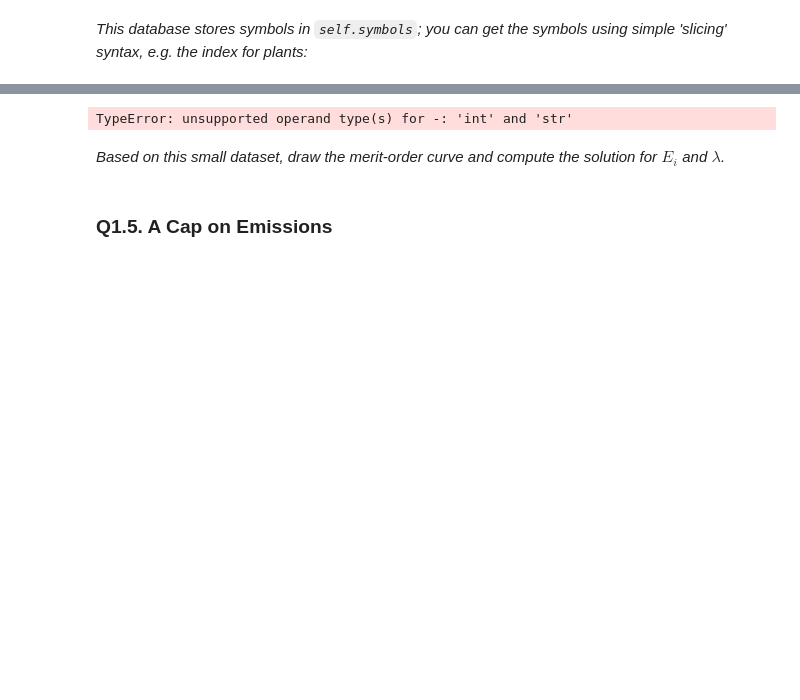
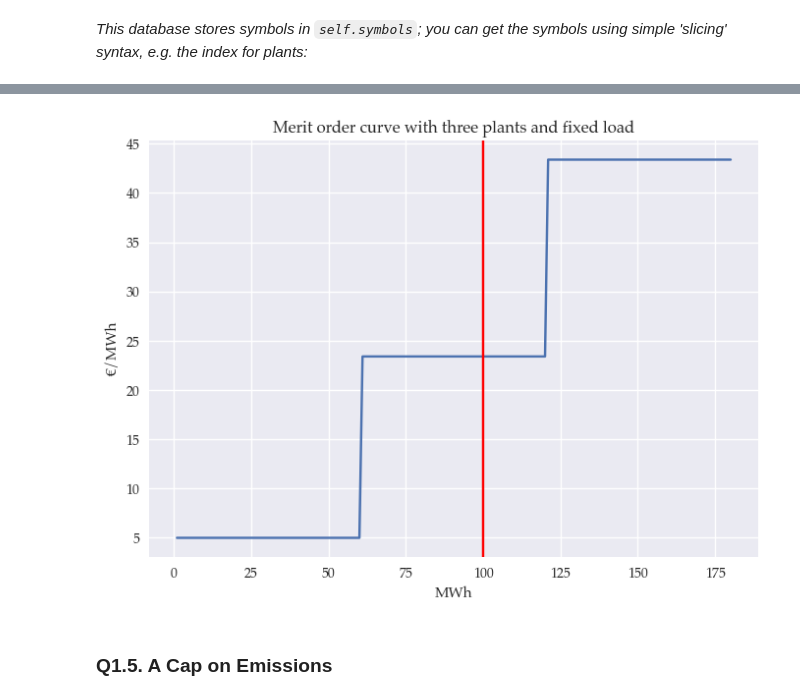
Before and after one commit to LucaAlv/EnergyEconomicsE2024, a Jupyter notebook: Exercises/E3.ipynb, the cells around one changed output, grey strips where cells are left out. Saved outputs shown, nothing was run; the diff lists cells and outputs as text; code cells hidden in the pictures; blank space fills up the shorter version.

```diff
--- a/Exercises/E3.ipynb
+++ b/Exercises/E3.ipynb
@@ -74,50 +130,61 @@ FileNotFoundError: [Errno 2] No such file or directory: '/Users/Luca/Documents/G
 # %%
 # marginal costs ci (per MWh of energy generated) without regulation
 
 db['MC'] = db['OtherMC'] + (db['FuelMix']*db['FuelPrice']).groupby(level='id').sum()
 
 # amount of pollution per MWh of energy generated for each plant, i.e. marginal emissions
 
 db['ME'] = (db['FuelMix']*db['EmissionIntensity']).groupby(level='id').sum()
 
 # total marginal costs (per MWh of energy generated) without regulation
 
 db['TotalMC'] = db['MC']
 
 # sort by cost
 
 TotalMC_sorted = db['TotalMC'].sort_values().index
 
 # total marginal social costs (per MWh of energy generated)
 
-social_MC = db['MC'] + (db['ME']*db['EmissionTax']['CO2'])
+db['SocialMC'] = db['MC'] + (db['ME']*db['EmissionTax']['CO2'])
 
-# solution for optimal production for each plant (E_i) and shadow price of the equilibrium constraint
+# Generating values for x axis
+mwh = pd.Index(np.arange(1, db['GeneratingCapacity']['A'] + db['GeneratingCapacity']['B'] + db['GeneratingCapacity']['C']+1))
 
-# since plant A is the second cheapest plant and plant A + plant C (which is the cheapest plant) have a combined production capacity of 120 (60 each) increasing the load by one marginal unit will increase the system costs by exactly the costs of producing one more unit of energy with plant A.
-λ = TotalMC_sorted[0]
+# Extracting the values for y axi
+smc_A = pd.Series([db['SocialMC']['A']]*db['GeneratingCapacity']['A'])
+smc_B = pd.Series([db['SocialMC']['B']]*db['GeneratingCapacity']['B'])
+smc_C = pd.Series([db['SocialMC']['C']]*db['GeneratingCapacity']['C'])
 
-E_C = db['GeneratingCapacity']['C']
+# Putting x and y axis together in a dataFrame
+mo_df = pd.concat([smc_C, smc_A, smc_B])
+mo_df.index = mwh
 
-if (db['Load'] - TotalMC_sorted[0]) > 0:
-    E_A = db['Load'] - db['GeneratingCapacity']['C']
-
-
-E_A = db['Load'] - db['GeneratingCapacity']['C']
-E_B = 0
-
-# Creating the merit order curve
-plt.axvline(100, color='g')
+# Generating the merit order curve for the case with taxation
+mo_df.plot()
+plt.axvline(db['Load']['Consumer 1'], 0, round(max(db['TotalMC'])+10), color='red')
 plt.xlabel('MWh')
 plt.ylabel('€/MWh')
 plt.title('Merit order curve with three plants and fixed load')
 plt.legend()
 plt.grid(True)
 plt.show()
+
+## solution for optimal production for each plant (E_i) and shadow price of the equilibrium constraint
+
+# since plant A is the second cheapest plant and plant A + plant C (which is the cheapest plant) have a combined production capacity of 120 (60 each) increasing the load by one marginal unit will increase the system costs by exactly the costs of producing one more unit of energy with plant A.
+λ = db['TotalMC']['A']
+
+# MC of plant C < λ -> E_C = q_C
+E_C = db['GeneratingCapacity']['C']
+
+# MC of plant A = λ -> E_A = L - q_C
+E_A = db['Load']['Consumer 1'] - db['GeneratingCapacity']['C']
+
+# MC of plant B > λ -> E_B = 0
+E_B = 0
 # %% [output]
-TypeError: unsupported operand type(s) for -: 'int' and 'str'
+[figure, added]
-# %% [markdown]
-*Based on this small dataset, draw the merit-order curve and compute the solution for $E_i$ and $\lambda$.*
 # %% [markdown]
 ### **Q1.5. A Cap on Emissions**
 # %% [markdown]
```
Also changed, not shown: parts of 9 cells of this notebook.
